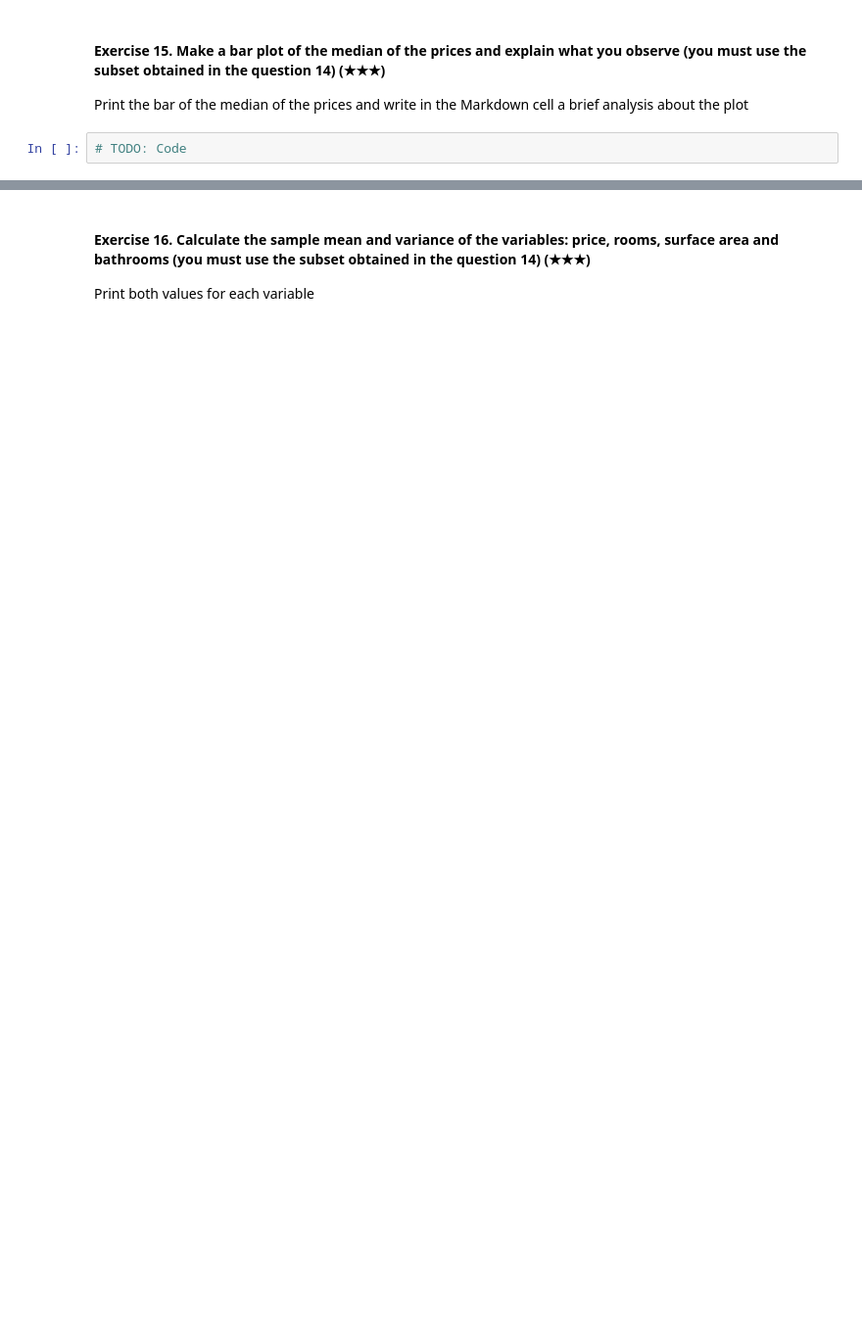
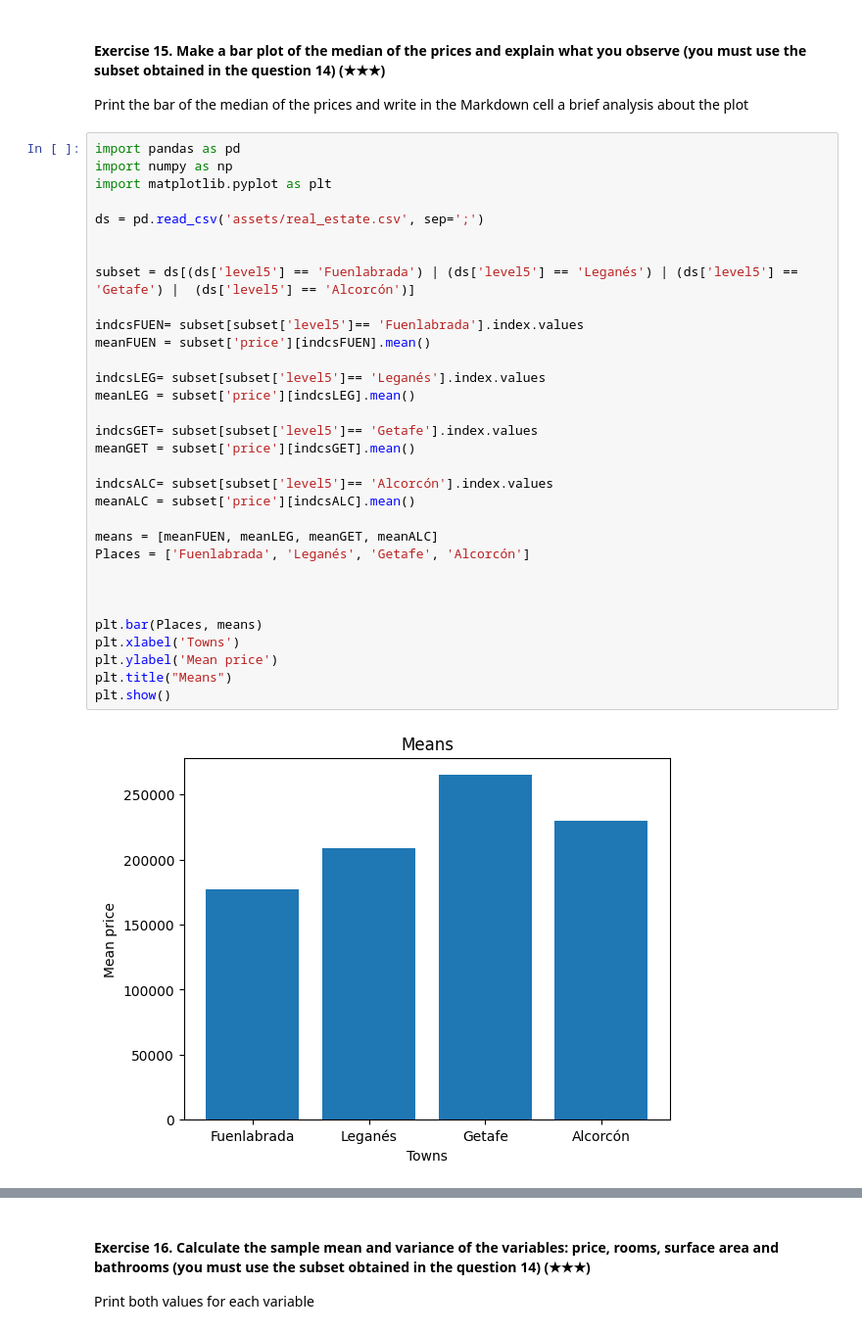
Before and after one commit to paulaechemendia/realestate-datacleanup-exercise, a Jupyter notebook: project.ipynb, the cells around one changed output, grey strips where cells are left out. Shown at 98% size. Cells and saved outputs as stored; diff of their text form; blank space fills up the shorter version.

```diff
--- a/project.ipynb
+++ b/project.ipynb
@@ -159,5 +357,37 @@ Hint: Filter the original DataFrame using the column `level5` and the function `
 
 Print the bar of the median of the prices and write in the Markdown cell a brief analysis about the plot
 # %%
-# TODO: Code
+import pandas as pd
+import numpy as np
+import matplotlib.pyplot as plt
+
+ds = pd.read_csv('assets/real_estate.csv', sep=';')
+
+
+subset = ds[(ds['level5'] == 'Fuenlabrada') | (ds['level5'] == 'Leganés') | (ds['level5'] == 'Getafe') |  (ds['level5'] == 'Alcorcón')]
+
+indcsFUEN= subset[subset['level5']== 'Fuenlabrada'].index.values
+meanFUEN = subset['price'][indcsFUEN].mean()
+
+indcsLEG= subset[subset['level5']== 'Leganés'].index.values
+meanLEG = subset['price'][indcsLEG].mean()
+
+indcsGET= subset[subset['level5']== 'Getafe'].index.values
+meanGET = subset['price'][indcsGET].mean()
+
+indcsALC= subset[subset['level5']== 'Alcorcón'].index.values
+meanALC = subset['price'][indcsALC].mean()
+
+means = [meanFUEN, meanLEG, meanGET, meanALC]
+Places = ['Fuenlabrada', 'Leganés', 'Getafe', 'Alcorcón']
+
+
+
+plt.bar(Places, means)
+plt.xlabel('Towns')
+plt.ylabel('Mean price')
+plt.title("Means")
+plt.show()
+# %% [output]
+[figure, added]
 # %% [markdown]
```
Also changed, not shown: parts of 18 cells of this notebook.
